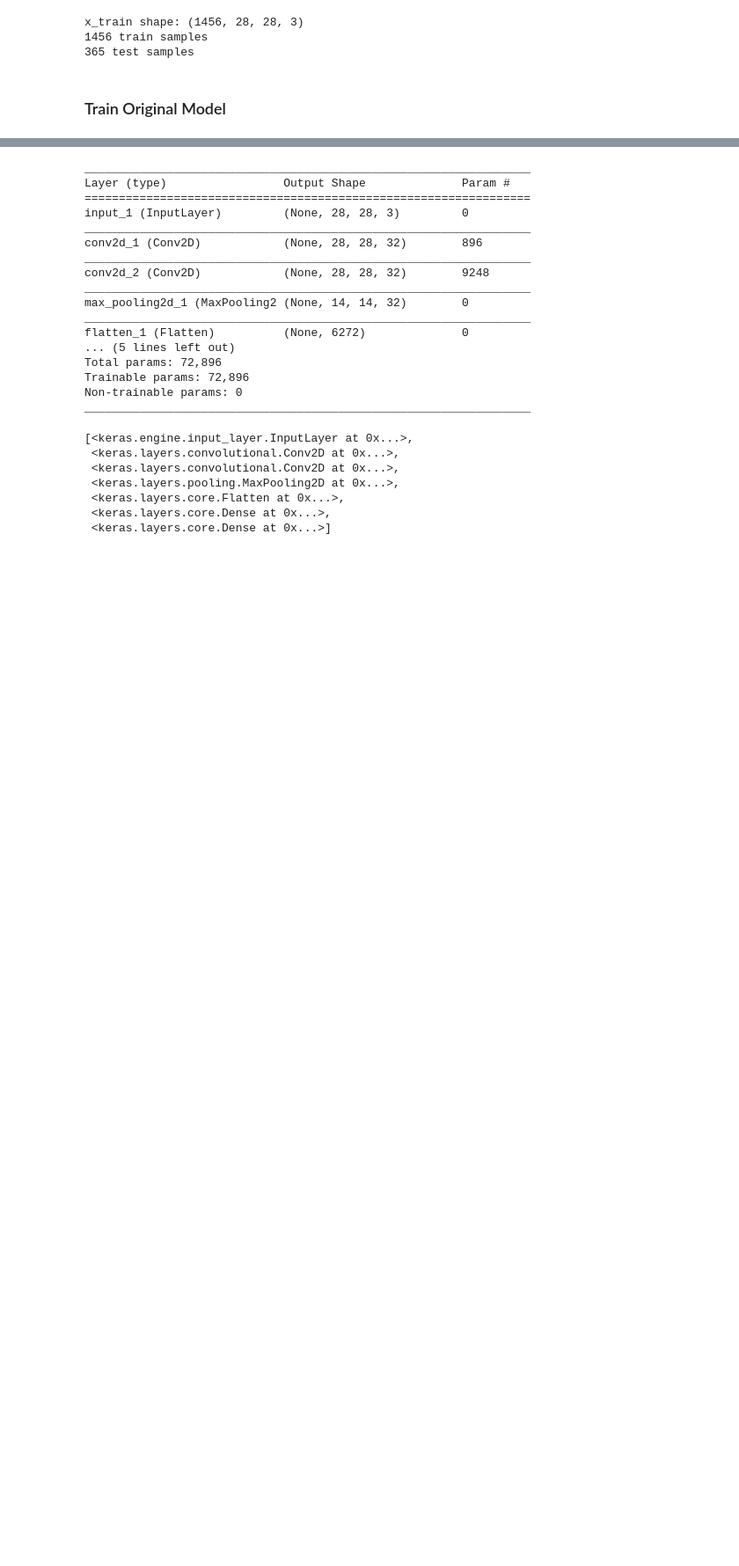
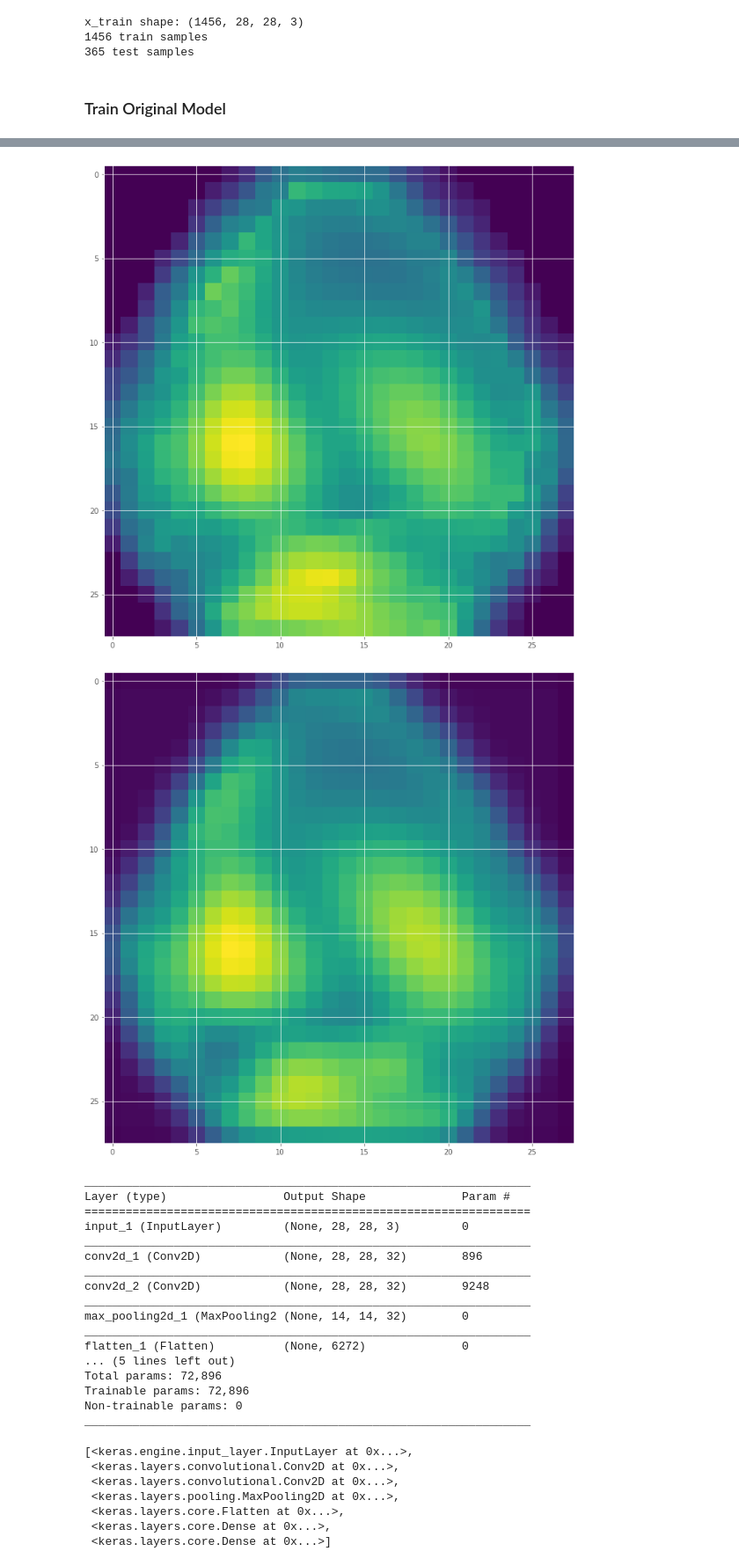
Before and after one commit to pdpino/EEG-Classification, a Jupyter notebook: Train.ipynb, the cells around one changed output, grey strips where cells are left out. Shown: that part at 88% size. Drawn from its saved outputs; the diff is of its cells as text; code cells hidden in the pictures; blank space fills up the shorter version.

Commit message:
Add callback to save activation every epoch

```diff
--- a/Train.ipynb
+++ b/Train.ipynb
@@ -109,3 +105,17 @@ WARNING:tensorflow:From /Users/Yoav/miniconda3/envs/infovis/lib/python3.7/site-p
+# %%
+class CamCallback(tf.keras.callbacks.Callback):
+
+    def __init__(self):
+        super().__init__()
+
+    def on_epoch_end(self, epoch, logs):
+        cam_n, heatmap_n = naive_cam(self.model, X, 'conv2d_2')
+        print(epoch)
+        epochs_heatmaps[epoch] = cam_n
+
+
+
+epochs_heatmaps = np.zeros((epochs, 28, 28))
 # %%
 %%time
 
@@ -135,3 +147,11 @@ Wall time: 7min 5s
+# %%
+plt.imshow(epochs_heatmaps[0])
+plt.show()
+plt.imshow(epochs_heatmaps[199])
+plt.show()
+# %% [output]
+[figure, added]
+[figure, added]
 # %%
 model.summary()
 # %% [output]
```
Also changed, not shown: parts of 8 cells of this notebook, 1 other file.
